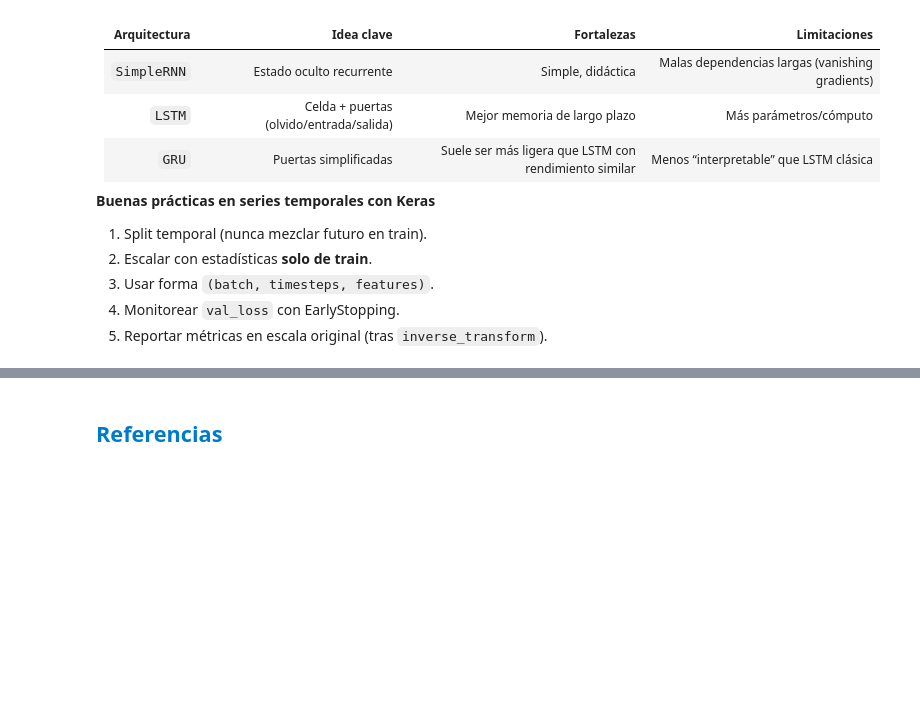
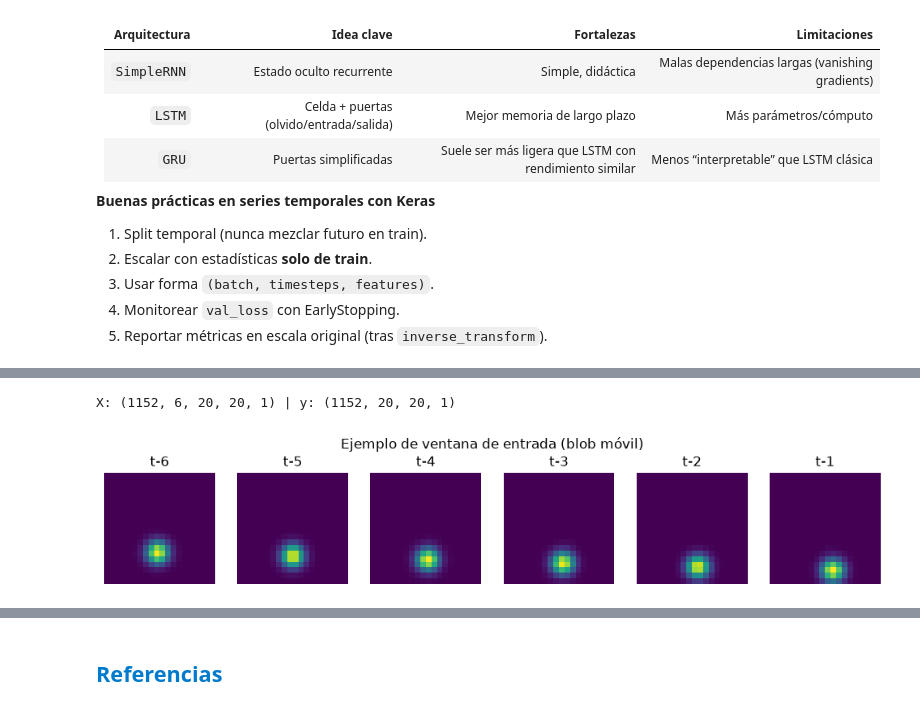
Before and after one commit to contreras-juan/Material-Ciencia-de-Datos, a Jupyter notebook: Deep_Learning/Cuadernos/07_RNN.ipynb, the cells around one changed output, grey strips where cells are left out. Drawn from its saved outputs; the diff is of its cells as text; code cells hidden in the pictures; blank space fills up the shorter version.

```diff
--- a/Deep_Learning/Cuadernos/07_RNN.ipynb
+++ b/Deep_Learning/Cuadernos/07_RNN.ipynb
@@ -589,0 +749,60 @@ SimpleRNN     0.3528     649
+# %%
+def make_moving_blob_sequences(
+    n_sequences=240,
+    frames_per_seq=12,
+    grid=20,
+    look_back=6,
+    seed=SEED,
+):
+    """Secuencias de un blob gaussiano que se desplaza en una grilla."""
+    rng = np.random.default_rng(seed)
+    yy, xx = np.mgrid[0:grid, 0:grid]
+
+    def render(y, x, sigma=1.4):
+        return np.exp(-((yy - y) ** 2 + (xx - x) ** 2) / (2 * sigma ** 2)).astype("float32")
+
+    clips = []
+    for _ in range(n_sequences):
+        y0, x0 = rng.uniform(3, grid - 3, size=2)
+        vy, vx = rng.uniform(-0.9, 0.9, size=2)
+        frames = []
+        y, x = y0, x0
+        for _t in range(frames_per_seq):
+            frames.append(render(y, x))
+            y = np.clip(y + vy, 1, grid - 2)
+            x = np.clip(x + vx, 1, grid - 2)
+            # rebote suave en bordes
+            if y in (1, grid - 2):
+                vy *= -1
+            if x in (1, grid - 2):
+                vx *= -1
+        clips.append(np.stack(frames, axis=0))  # (T, H, W)
+
+    clips = np.asarray(clips)  # (N, T, H, W)
+    X, y = [], []
+    for clip in clips:
+        for t in range(look_back, frames_per_seq):
+            X.append(clip[t - look_back:t])
+            y.append(clip[t])
+    X = np.asarray(X)[..., np.newaxis]  # (samples, look_back, H, W, 1)
+    y = np.asarray(y)[..., np.newaxis]  # (samples, H, W, 1)
+    return X, y
+
+
+look_back_c = 6
+X_c, y_c = make_moving_blob_sequences(look_back=look_back_c)
+X_tr, X_te, y_tr, y_te = temporal_split(X_c, y_c, 0.8)
+print("X:", X_tr.shape, "| y:", y_tr.shape)
+
+# Vista de una ventana de entrada
+fig, axes = plt.subplots(1, look_back_c, figsize=(10, 2))
+for i, ax in enumerate(axes):
+    ax.imshow(X_tr[0, i, :, :, 0], cmap="viridis", vmin=0, vmax=1)
+    ax.set_title(f"t-{look_back_c - i}")
+    ax.axis("off")
+plt.suptitle("Ejemplo de ventana de entrada (blob móvil)")
+plt.tight_layout()
+plt.show()
+# %% [output]
+X: (1152, 6, 20, 20, 1) | y: (1152, 20, 20, 1)
+[figure, added]
```
Also changed, not shown: parts of 24 cells of this notebook, 5 other files.
